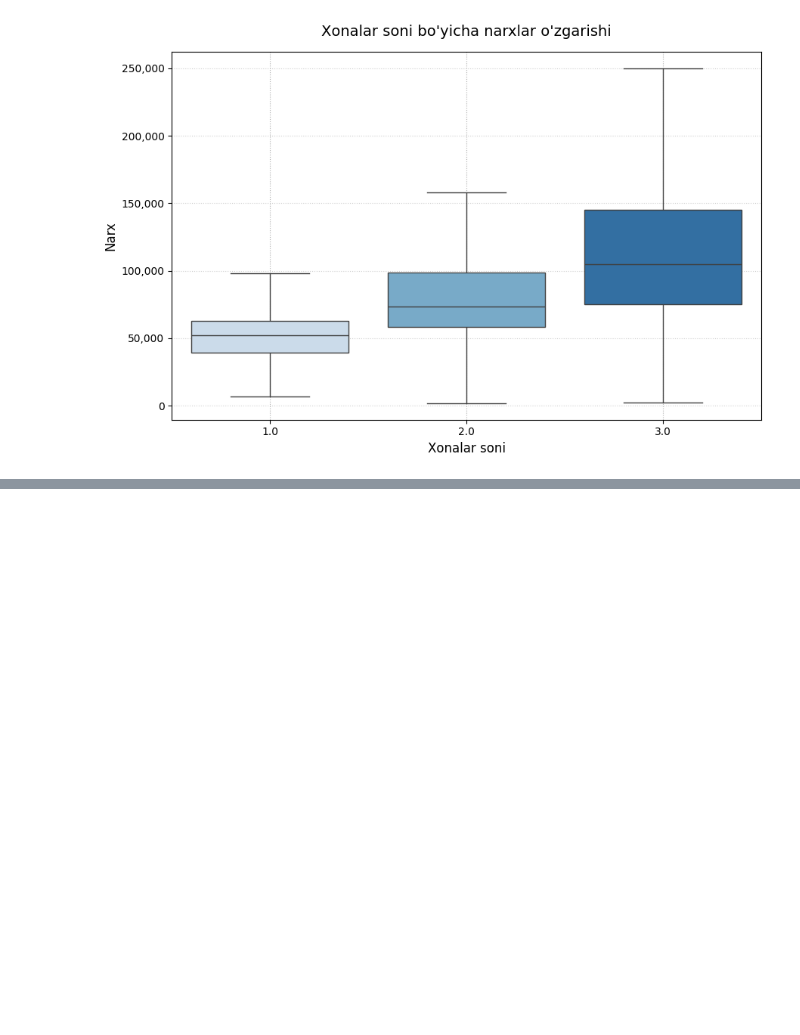
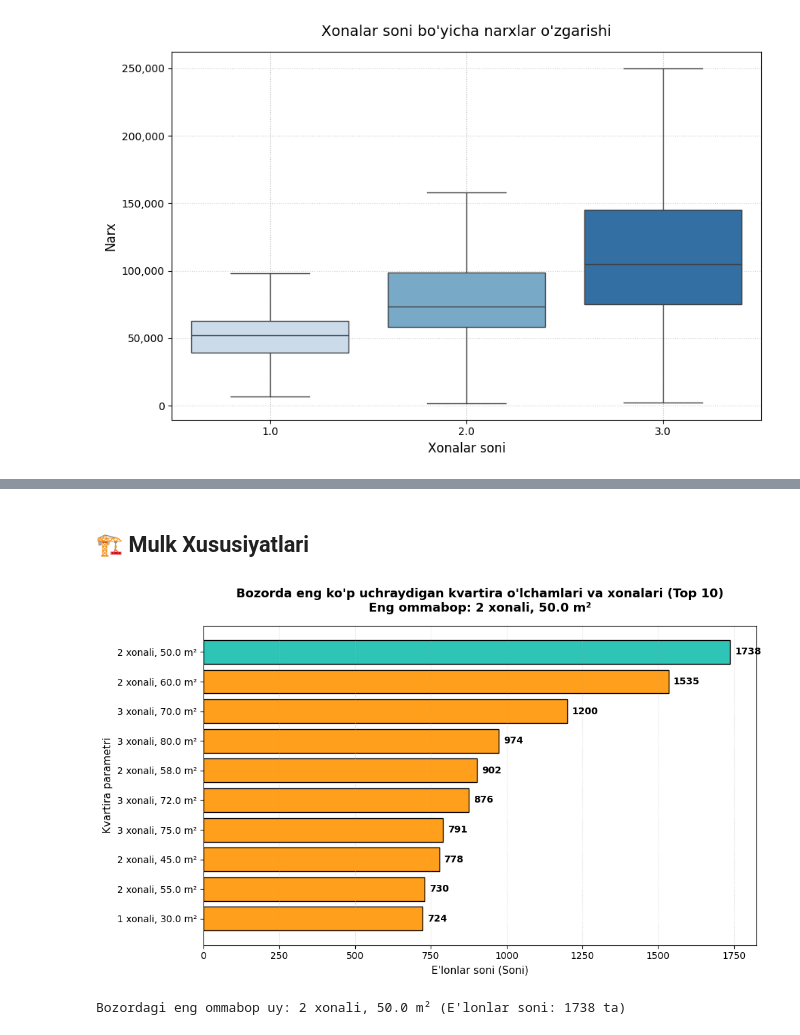
Before and after one commit to Javoh20111/Tashkent-apartment-analysis, a Jupyter notebook: notebooks/2_data_analysis.ipynb, the cells around one changed output, grey strips where cells are left out. Saved outputs shown, nothing was run; the diff lists cells and outputs as text; code cells hidden in the pictures; blank space fills up the shorter version.

```diff
--- a/notebooks/2_data_analysis.ipynb
+++ b/notebooks/2_data_analysis.ipynb
@@ -300,0 +457,42 @@ Passing `palette` without assigning `hue` is deprecated and will be removed in v
+# %% [markdown]
+## 🏗️ Mulk Xususiyatlari
+# %%
+# Ma'lumotlar to'plamida eng ko'p uchraydigan kvartira o'lchami (m²) va xonalar soni qancha?
+
+df_size = sale_df.dropna(subset=['total_area_m2', 'rooms']).copy()
+
+df_size['total_area_m2_int'] = df_size['total_area_m2'].round().astype(int)
+
+
+popular_combos = df_size.groupby(['rooms', 'total_area_m2_int']).size().reset_index(name='count')
+popular_combos = popular_combos.sort_values(by='count', ascending=False).head(10)
+
+popular_combos['label'] = popular_combos.apply(lambda r: f"{int(r['rooms'])} xonali, {r['total_area_m2_int']} m²", axis=1)
+
+top_mode = popular_combos.iloc[0]
+
+fig, ax = plt.subplots(figsize=(10, 6))
+
+bars = ax.barh(
+    popular_combos['label'],
+    popular_combos['count'],
+    color=['#2ec4b6' if i == 0 else '#ff9f1c' for i in range(10)],
+    edgecolor='black'
+)
+
+ax.bar_label(bars, padding=5, fontweight='bold')
+ax.set_title(f"Bozorda eng ko'p uchraydigan kvartira o'lchamlari va xonalari (Top 10)\nEng ommabop: {top_mode['label']}", fontsize=13, pad=15, fontweight='bold')
+ax.set_xlabel("E'lonlar soni (Soni)", fontsize=11)
+ax.set_ylabel("Kvartira parametri", fontsize=11)
+
+
+ax.invert_yaxis()
+ax.grid(axis='x', linestyle=':', alpha=0.5)
+
+plt.tight_layout()
+plt.show()
+
+print(f"Bozordagi eng ommabop uy: {top_mode['label']} (E'lonlar soni: {top_mode['count']} ta)")
+# %% [output]
+[figure, added]
+Bozordagi eng ommabop uy: 2 xonali, 50.0 m² (E'lonlar soni: 1738 ta)
```
Also changed, not shown: parts of 5 cells of this notebook.
